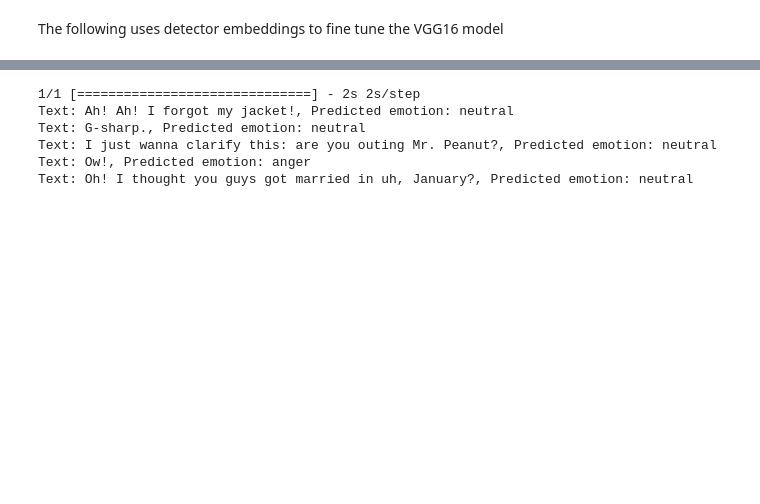
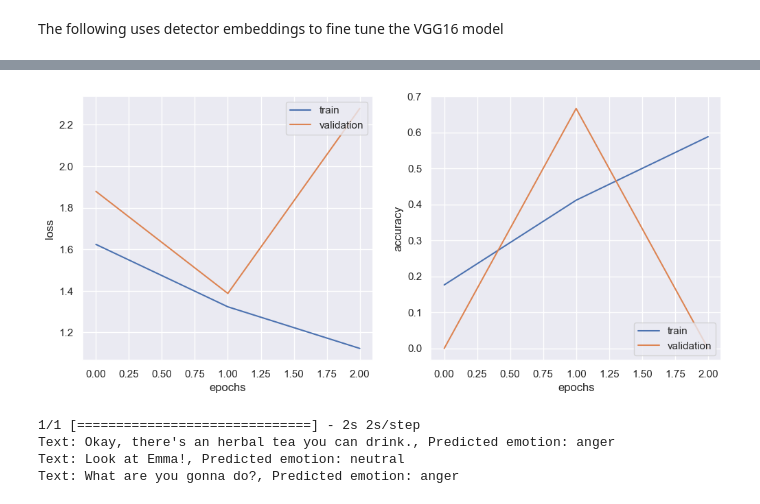
Before and after one commit to isevr/TVEmotion, a Jupyter notebook: final.ipynb, the cells around one changed output, grey strips where cells are left out. Drawn from its saved outputs; the diff is of its cells as text; code cells hidden in the pictures; blank space fills up the shorter version.

```diff
--- a/final.ipynb
+++ b/final.ipynb
@@ -140,3 +155,6 @@ labels = ohe.fit_transform(df.Emotion.to_numpy().reshape(-1,1)).toarray()
+# %%
+df_train = df.iloc[:split_size]
+df_val = df.iloc[split_size:]
 # %% [markdown]
 The following uses detector embeddings to fine tune the VGG16 model
 # %%
@@ -365,7 +423,28 @@ Epoch 3/3
+# %%
+plt.figure(figsize=(12,5))
+plt.subplot(1,2,1)
+plt.plot(history_text_pred.history['loss'])
+plt.plot(history_text_pred.history['val_loss'])
+# plt.xticks([i for i in range(0,20)])
+plt.xlabel('epochs')
+plt.ylabel('loss')
+plt.legend(['train','validation'],loc='upper right')
+
+plt.subplot(1,2,2)
+plt.plot(history_text_pred.history['accuracy'])
+plt.plot(history_text_pred.history['val_accuracy'])
+plt.xlabel('epochs')
+plt.ylabel('accuracy')
+plt.legend(['train','validation'],loc='lower right')
+# plt.xticks([i for i in range(0,20)])
+
+plt.show()
+# %% [output]
+[figure, added]
 # %%
 #Prediction format
 
-input_texts = df.Utterance.values
+input_texts = df_val.Utterance.values
 
 input_encodings = tokenizer.batch_encode_plus(input_texts, truncation=True, padding='max_length', max_length=128, return_tensors="tf")
 
@@ -385,11 +464,9 @@ for text, label in zip(input_texts, predicted_emotion_labels):
     print(f"Text: {text}, Predicted emotion: {label}")
 # %% [output]
 1/1 [==============================] - 2s 2s/step
-Text: Ah! Ah! I forgot my jacket!, Predicted emotion: neutral
-Text: G-sharp., Predicted emotion: neutral
-Text: I just wanna clarify this: are you outing Mr. Peanut?, Predicted emotion: neutral
-Text: Ow!, Predicted emotion: anger
-Text: Oh! I thought you guys got married in uh, January?, Predicted emotion: neutral
+Text: Okay, there's an herbal tea you can drink., Predicted emotion: anger
+Text: Look at Emma!, Predicted emotion: neutral
+Text: What are you gonna do?, Predicted emotion: anger
 # %%
 # THIS GETS EMBEDDINGS
 
```
Also changed, not shown: parts of 19 cells of this notebook, 1 other file.
